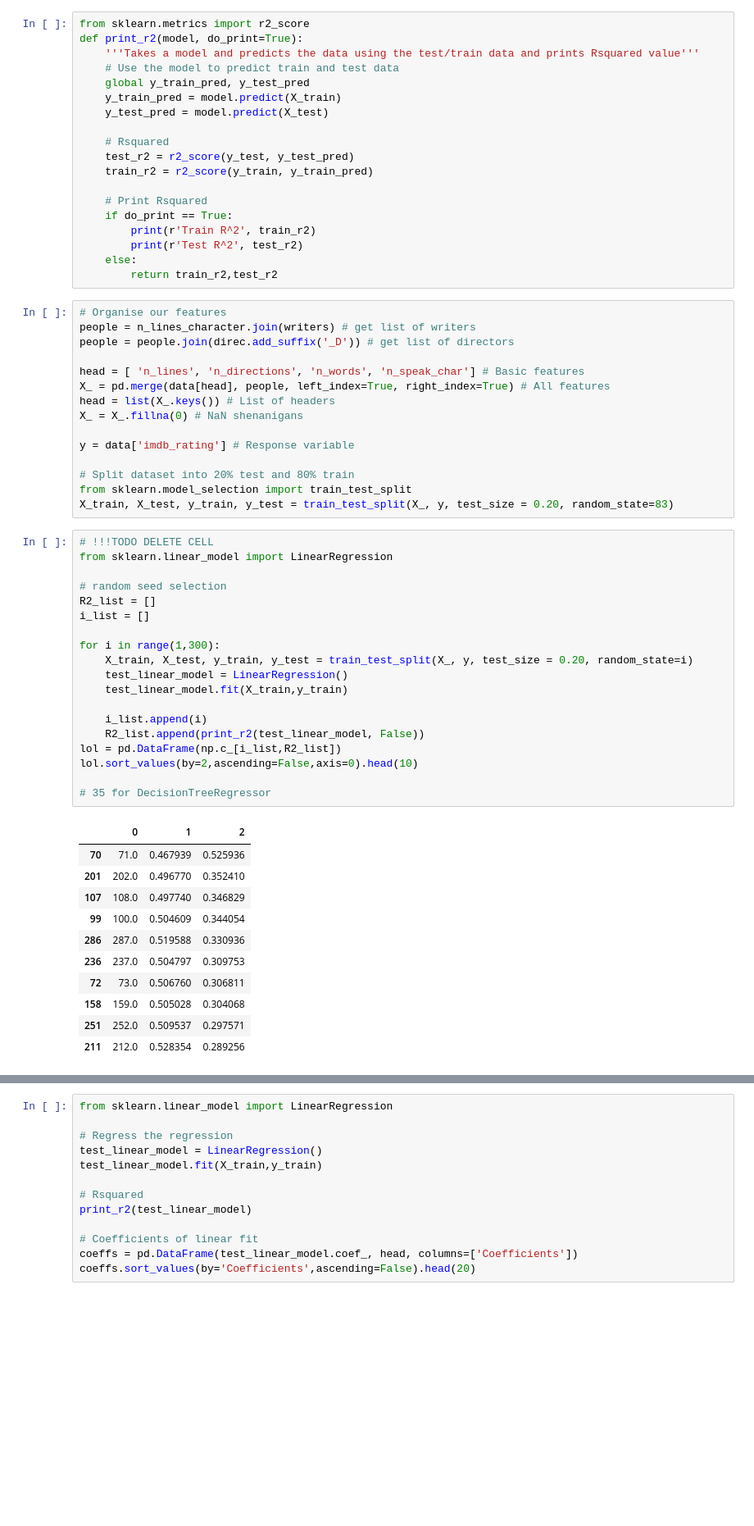
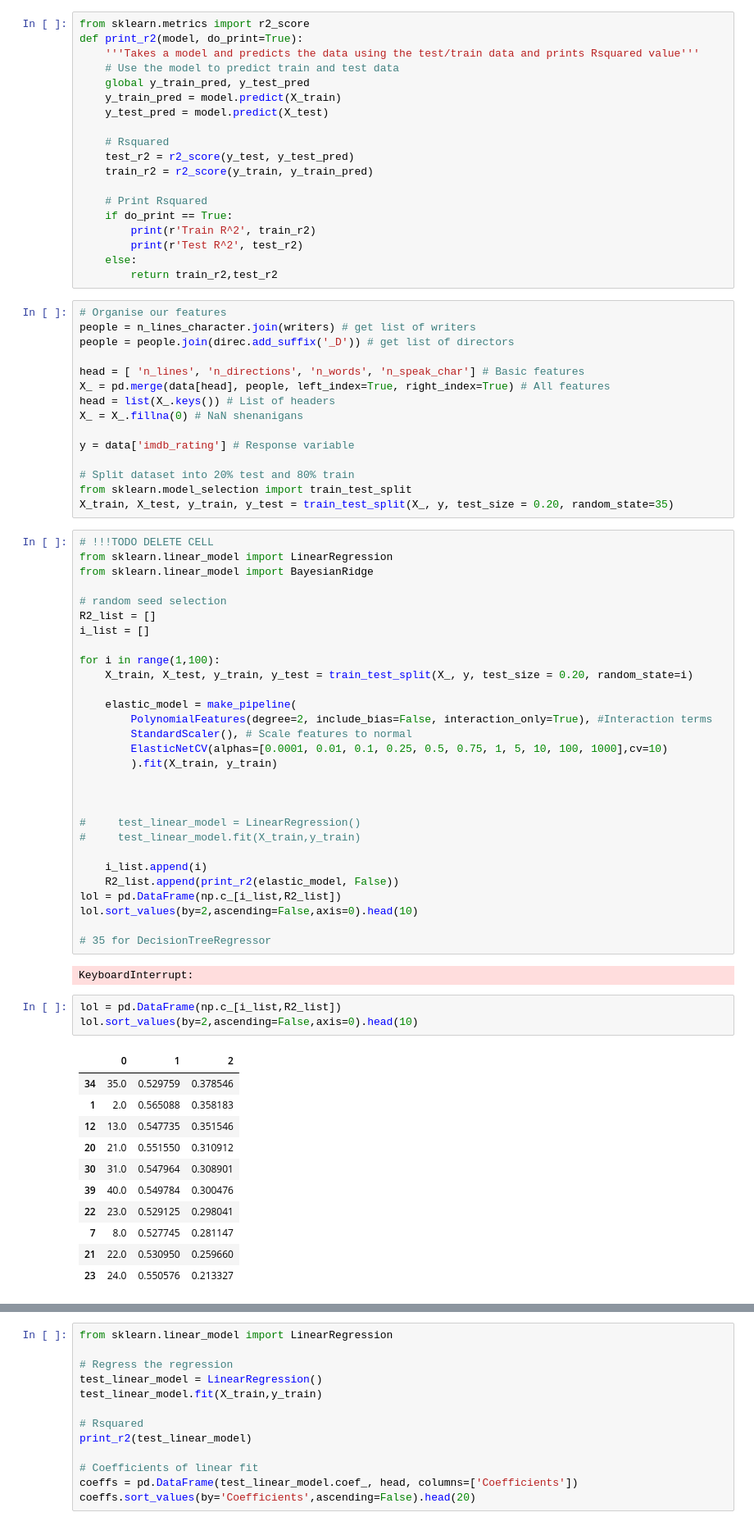
Before and after one commit to aidangarrity/MachineLearningProj1, a Jupyter notebook: project1.ipynb, the cells around one changed output, grey strips where cells are left out. Shown at 82% size. Saved outputs shown, nothing was run; the diff lists cells and outputs as text; blank space fills up the shorter version.

```diff
--- a/project1.ipynb
+++ b/project1.ipynb
@@ -533,36 +533,51 @@ y = data['imdb_rating'] # Response variable
 
 # Split dataset into 20% test and 80% train
 from sklearn.model_selection import train_test_split
-X_train, X_test, y_train, y_test = train_test_split(X_, y, test_size = 0.20, random_state=83)
+X_train, X_test, y_train, y_test = train_test_split(X_, y, test_size = 0.20, random_state=35)
 # %%
 # !!!TODO DELETE CELL
 from sklearn.linear_model import LinearRegression
+from sklearn.linear_model import BayesianRidge
 
 # random seed selection
 R2_list = []
 i_list = []
 
-for i in range(1,300):
+for i in range(1,100):
     X_train, X_test, y_train, y_test = train_test_split(X_, y, test_size = 0.20, random_state=i)
-    test_linear_model = LinearRegression()
-    test_linear_model.fit(X_train,y_train)
+
+    elastic_model = make_pipeline(
+        PolynomialFeatures(degree=2, include_bias=False, interaction_only=True), #Interaction terms
+        StandardScaler(), # Scale features to normal
+        ElasticNetCV(alphas=[0.0001, 0.01, 0.1, 0.25, 0.5, 0.75, 1, 5, 10, 100, 1000],cv=10)
+        ).fit(X_train, y_train)
+
+
+
+#     test_linear_model = LinearRegression()
+#     test_linear_model.fit(X_train,y_train)
 
     i_list.append(i)
-    R2_list.append(print_r2(test_linear_model, False))
+    R2_list.append(print_r2(elastic_model, False))
 lol = pd.DataFrame(np.c_[i_list,R2_list])
 lol.sort_values(by=2,ascending=False,axis=0).head(10)
 
 # 35 for DecisionTreeRegressor
 # %% [output]
-|  | 0 | 1 | 2 |
-| 70 | 71.0 | 0.467939 | 0.525936 |
-| 201 | 202.0 | 0.496770 | 0.352410 |
-| 107 | 108.0 | 0.497740 | 0.346829 |
-| 99 | 100.0 | 0.504609 | 0.344054 |
-| 286 | 287.0 | 0.519588 | 0.330936 |
-| 236 | 237.0 | 0.504797 | 0.309753 |
-| 72 | 73.0 | 0.506760 | 0.306811 |
-| 158 | 159.0 | 0.505028 | 0.304068 |
-| 251 | 252.0 | 0.509537 | 0.297571 |
-| 211 | 212.0 | 0.528354 | 0.289256 |
+KeyboardInterrupt:
+# %%
+lol = pd.DataFrame(np.c_[i_list,R2_list])
+lol.sort_values(by=2,ascending=False,axis=0).head(10)
+# %% [output]
+|  | 0 | 1 | 2 |
+| 34 | 35.0 | 0.529759 | 0.378546 |
+| 1 | 2.0 | 0.565088 | 0.358183 |
+| 12 | 13.0 | 0.547735 | 0.351546 |
+| 20 | 21.0 | 0.551550 | 0.310912 |
+| 30 | 31.0 | 0.547964 | 0.308901 |
+| 39 | 40.0 | 0.549784 | 0.300476 |
+| 22 | 23.0 | 0.529125 | 0.298041 |
+| 7 | 8.0 | 0.527745 | 0.281147 |
+| 21 | 22.0 | 0.530950 | 0.259660 |
+| 23 | 24.0 | 0.550576 | 0.213327 |
 # %% [markdown]
```
Also changed, not shown: parts of 22 cells of this notebook.
